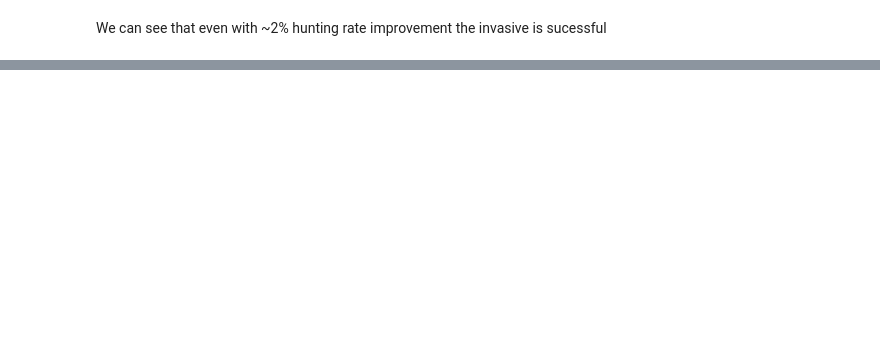
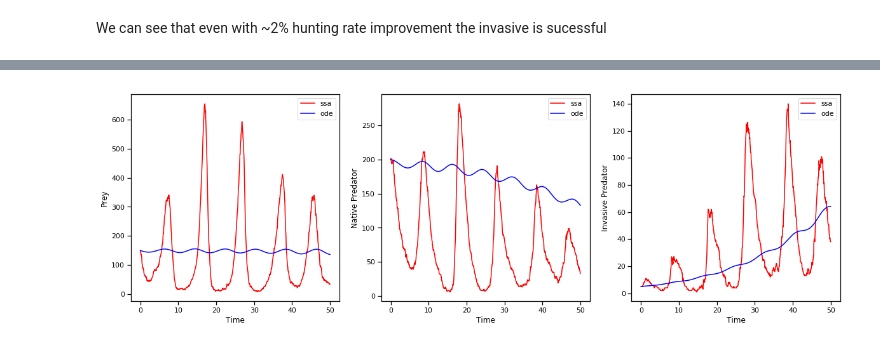
Before and after one commit to dorcohe/SciPythonFinalProject, a Jupyter notebook: FinalProject.ipynb, the cells around one changed output, grey strips where cells are left out. Saved outputs shown, nothing was run; the diff lists cells and outputs as text; code cells hidden in the pictures; blank space fills up the shorter version.

```diff
--- a/FinalProject.ipynb
+++ b/FinalProject.ipynb
@@ -178,0 +296,23 @@ Therefore, $(x^*, y_1^*, 0)$ is stable iff $h1>h2$ and unstable otherwise!
+# %%
+%%time
+def gillespie_ssa(b, h1, h2, ϵ, d, t0=0, x0=0, y10=0, y20=0, t_steps=1000, tmax=50):
+    times = np.linspace(t0, tmax, t_steps) # recording times: time points in which to record the state
+    states = np.zeros((updates.shape[1], t_steps), dtype=int) # recorded states
+
+    # init
+    t = t0
+    x, y1, y2 = x0, y10, y20
+    Δx, Δy1, Δy2 = 0, 0, 0
+    # loop over recording times
+    for i, next_t in enumerate(times):
+        # simulate until next recording time
+        while t < next_t:
+            Δt, Δx, Δy1, Δy2 = gillespie_step(x, y1, y2, b, h1, h2, ϵ, d)
+            t, x, y1, y2 = t+Δt, x+Δx, y1+Δy1, y2+Δy2
+
+        # record the previous state for the time point we just passed
+        states[:, i] = x - Δx, y1 - Δy1, y2 - Δy2
+    # return array equivalent to [[times, prey, predator] for t in times]
+    return np.concatenate((times.reshape(1, -1), states), axis=0)
+
+t, x, y1, y2 = gillespie_ssa(b, h1, h2, ϵ, d, t0=0, x0=d/(ϵ*h1), y10=b/h1, y20=5, t_steps=1000, tmax=50)
@@ -178,0 +322,19 @@ Therefore, $(x^*, y_1^*, 0)$ is stable iff $h1>h2$ and unstable otherwise!
+# %%
+T, XY = solve_plot(d/(ϵ*h1),b/h1,5 , 50, b, h1, h2, ϵ, d, "", False)
+
+
+fig, axes = plt.subplots(1, 3, figsize=(20, 6))
+axes[0].plot(t, x, color = 'red', label = 'ssa')
+axes[0].plot(T,XY[0,:], color = 'blue', label = 'ode')
+axes[0].set(xlabel='Time', ylabel='Prey')
+axes[0].legend()
+axes[1].plot(t, y1, color = 'red', label = 'ssa')
+axes[1].plot(T,XY[1,:], color = 'blue', label = 'ode')
+axes[1].set(xlabel='Time', ylabel='Native Predator');
+axes[1].legend();
+axes[2].plot(t, y2, color = 'red', label = 'ssa')
+axes[2].plot(T,XY[2,:], color = 'blue', label = 'ode')
+axes[2].set(xlabel='Time', ylabel='Invasive Predator');
+axes[2].legend();
+# %% [output]
+[figure, added]
```
Also changed, not shown: parts of 13 cells of this notebook.
